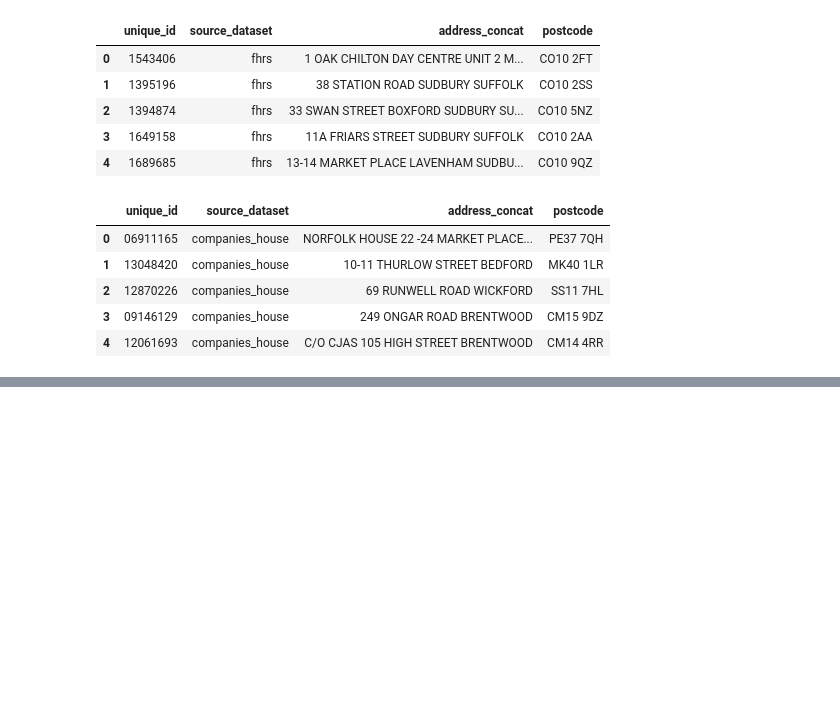
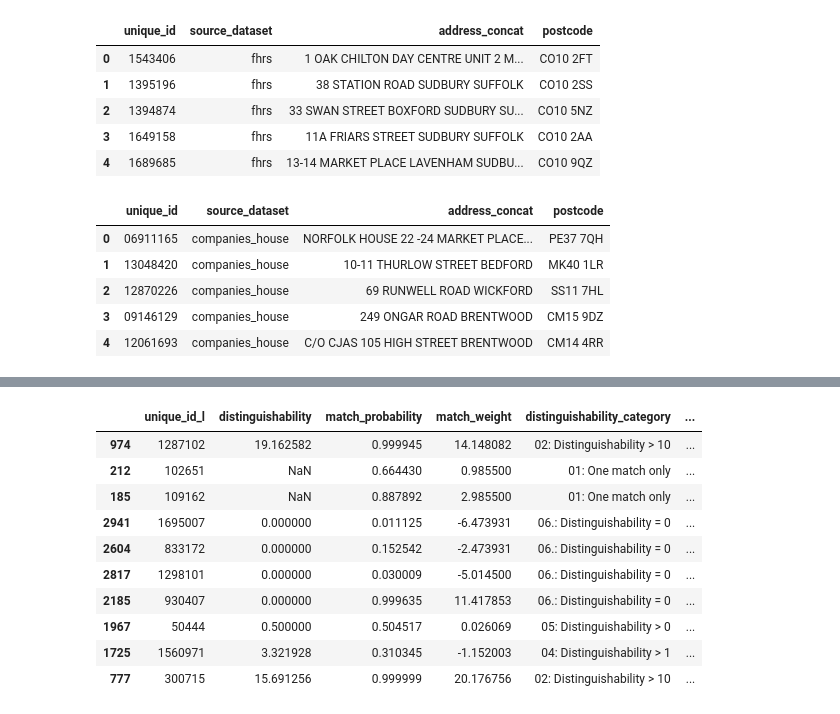
Before and after one commit to RobinL/uk_address_matcher, a Jupyter notebook: match_example_data.ipynb, the cells around one changed output, grey strips where cells are left out. Cells and saved outputs as stored; diff of their text form; code cells hidden in the pictures; blank space fills up the shorter version.

```diff
--- a/match_example_data.ipynb
+++ b/match_example_data.ipynb
@@ -60,10 +60,11 @@ df_ch_clean = clean_data_using_precomputed_rel_tok_freq(df_ch, con=con)
 
 
 linker, predictions = _performance_predict(
-    [df_fhrs_clean, df_ch_clean],
+    df_addresses_to_match=df_fhrs_clean,
+    df_addresses_to_search_within=df_ch_clean,
     con=con,
     match_weight_threshold=-10,
     output_all_cols=True,
-    include_full_postcode_block=True,
+    print_timings=True
 )
 # %% [output]
@@ -109,3 +90,19 @@ display(top_predict.head())
+# %%
+from uk_address_matcher.analyse_results import distinguishability_by_id
+
+distinguishability_by_id(df_predict=predictions, df_addresses_to_match=df_fhrs_clean, con=con).df().sample(10)
+# %% [output]
+|  | unique_id_l | distinguishability | match_probability | match_weight | distinguishability_category | ... |
+| 974 | 1287102 | 19.162582 | 0.999945 | 14.148082 | 02: Distinguishability > 10 | ... |
+| 212 | 102651 | NaN | 0.664430 | 0.985500 | 01: One match only | ... |
+| 185 | 109162 | NaN | 0.887892 | 2.985500 | 01: One match only | ... |
+| 2941 | 1695007 | 0.000000 | 0.011125 | -6.473931 | 06.: Distinguishability = 0 | ... |
+| 2604 | 833172 | 0.000000 | 0.152542 | -2.473931 | 06.: Distinguishability = 0 | ... |
+| 2817 | 1298101 | 0.000000 | 0.030009 | -5.014500 | 06.: Distinguishability = 0 | ... |
+| 2185 | 930407 | 0.000000 | 0.999635 | 11.417853 | 06.: Distinguishability = 0 | ... |
+| 1967 | 50444 | 0.500000 | 0.504517 | 0.026069 | 05: Distinguishability > 0 | ... |
+| 1725 | 1560971 | 3.321928 | 0.310345 | -1.152003 | 04: Distinguishability > 1 | ... |
+| 777 | 300715 | 15.691256 | 0.999999 | 20.176756 | 02: Distinguishability > 10 | ... |
 # %%
 
 
```
Also changed, not shown: parts of 5 cells of this notebook, 6 other files.
